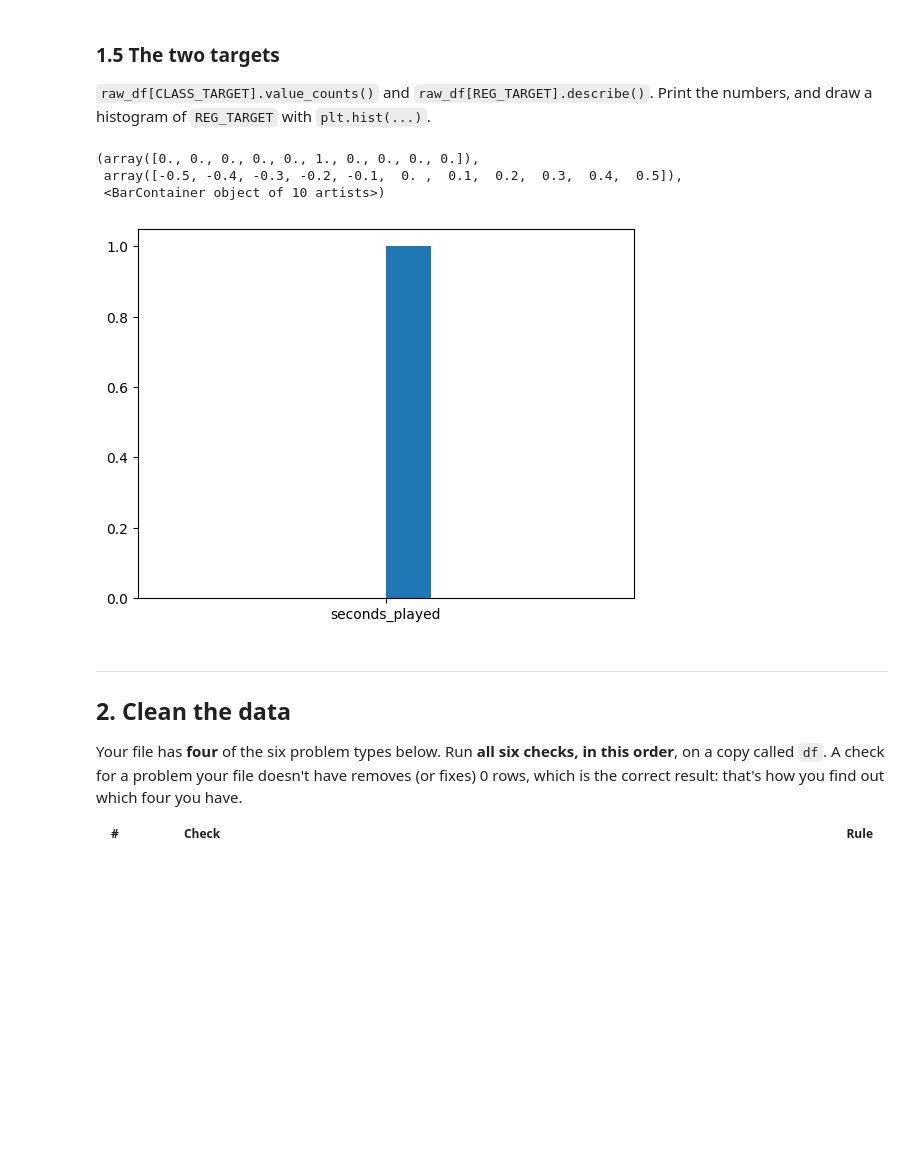
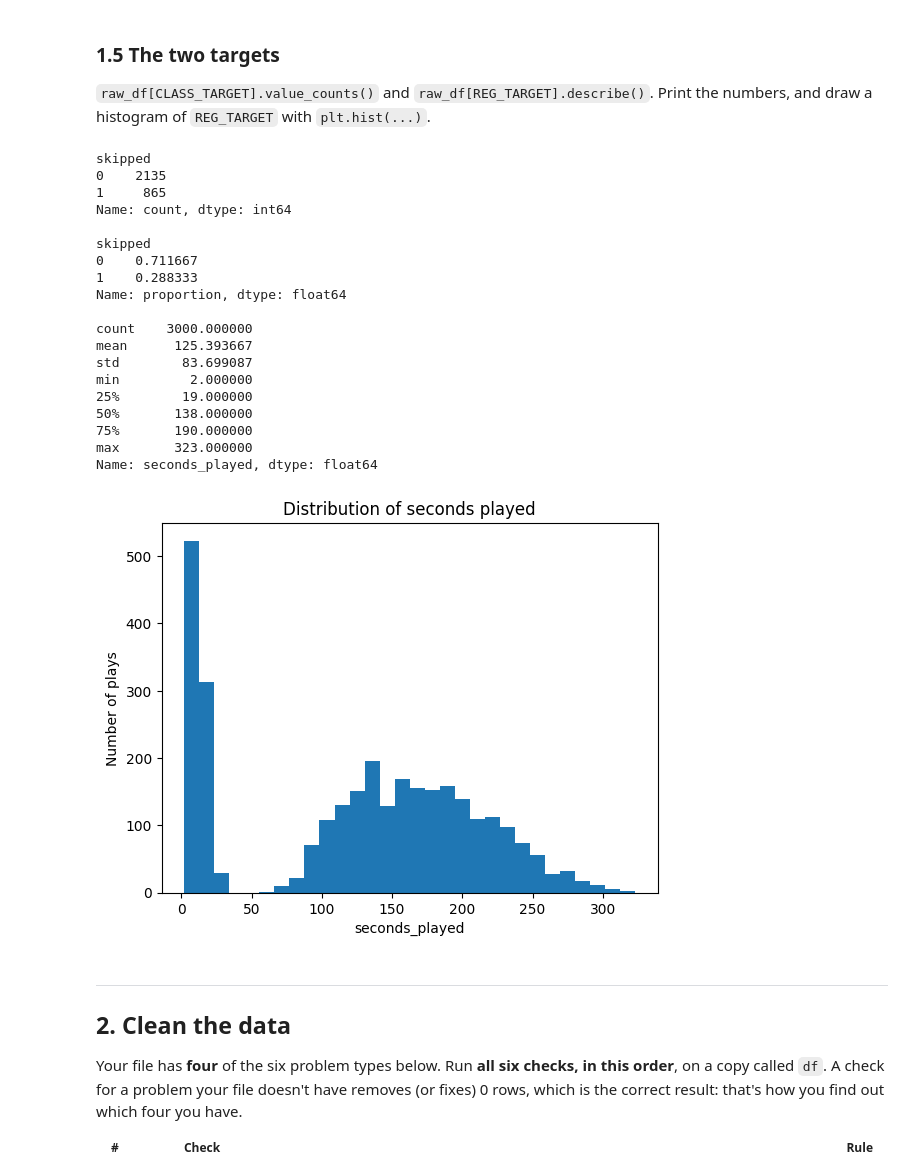
Before and after one commit to LukeGannon/CA2-AI, a Jupyter notebook: CA2_starter_music.ipynb, the cells around one changed output. Drawn from its saved outputs; the diff is of its cells as text; code cells hidden in the pictures; blank space fills up the shorter version.

```diff
--- a/CA2_starter_music.ipynb
+++ b/CA2_starter_music.ipynb
@@ -202,14 +185,37 @@ Name: count, dtype: int64
 `raw_df[CLASS_TARGET].value_counts()` and `raw_df[REG_TARGET].describe()`. Print the numbers, and draw a histogram of `REG_TARGET` with `plt.hist(...)`.
 # %%
 # Count the classes of CLASS_TARGET, describe REG_TARGET, and draw its histogram
-raw_df[CLASS_TARGET].value_counts()
-raw_df[REG_TARGET].describe()
-plt.hist(REG_TARGET)
+print(raw_df[CLASS_TARGET].value_counts())
+print()
+print(raw_df[CLASS_TARGET].value_counts(normalize=True))
+print()
+print(raw_df[REG_TARGET].describe())
+plt.hist(raw_df[REG_TARGET], bins=30)
+plt.xlabel("seconds_played")
+plt.ylabel("Number of plays")
+plt.title("Distribution of seconds played")
+plt.show()
 # %% [output]
-(array([0., 0., 0., 0., 0., 1., 0., 0., 0., 0.]),
- array([-0.5, -0.4, -0.3, -0.2, -0.1,  0. ,  0.1,  0.2,  0.3,  0.4,  0.5]),
- <BarContainer object of 10 artists>)
+skipped
+0    2135
+1     865
+Name: count, dtype: int64
+
+skipped
+0    0.711667
+1    0.288333
+Name: proportion, dtype: float64
+
+count    3000.000000
+mean      125.393667
+std        83.699087
+min         2.000000
+25%        19.000000
+50%       138.000000
+75%       190.000000
+max       323.000000
+Name: seconds_played, dtype: float64
-[figure, old version]
+[figure, new version]
 # %% [markdown]
 ---
 ## 2. Clean the data
```
Also changed, not shown: parts of 17 cells of this notebook.
